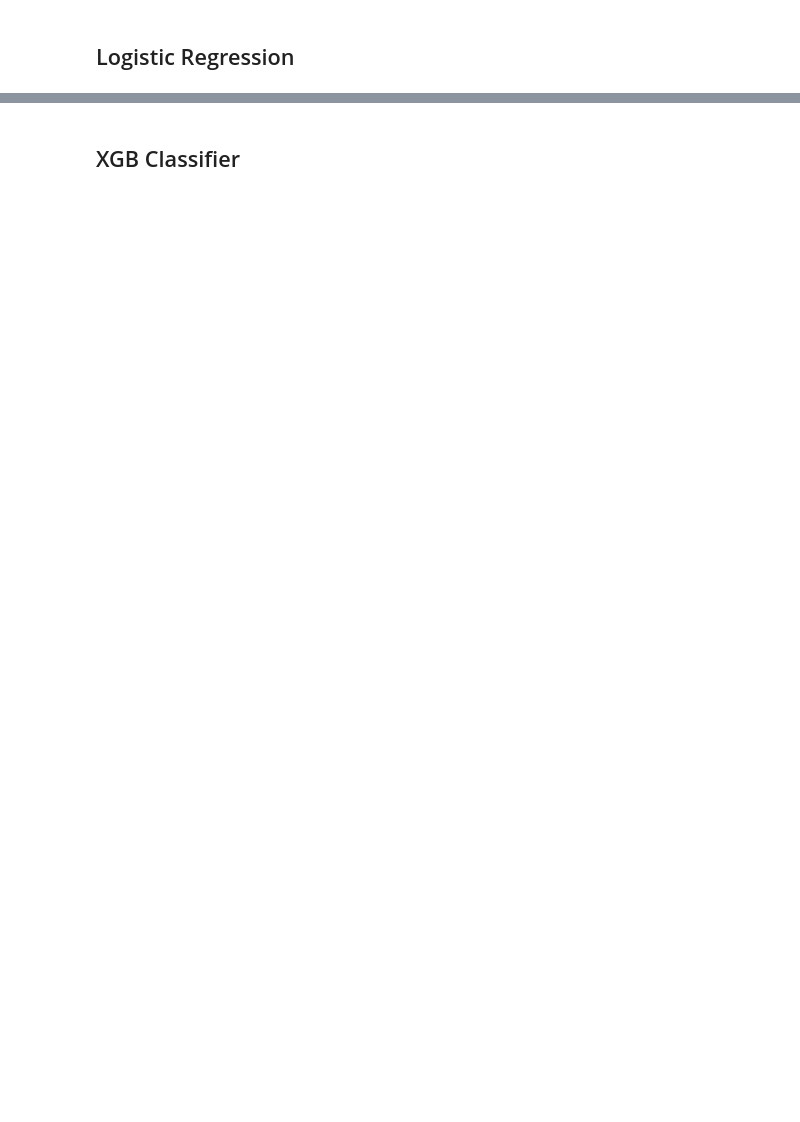
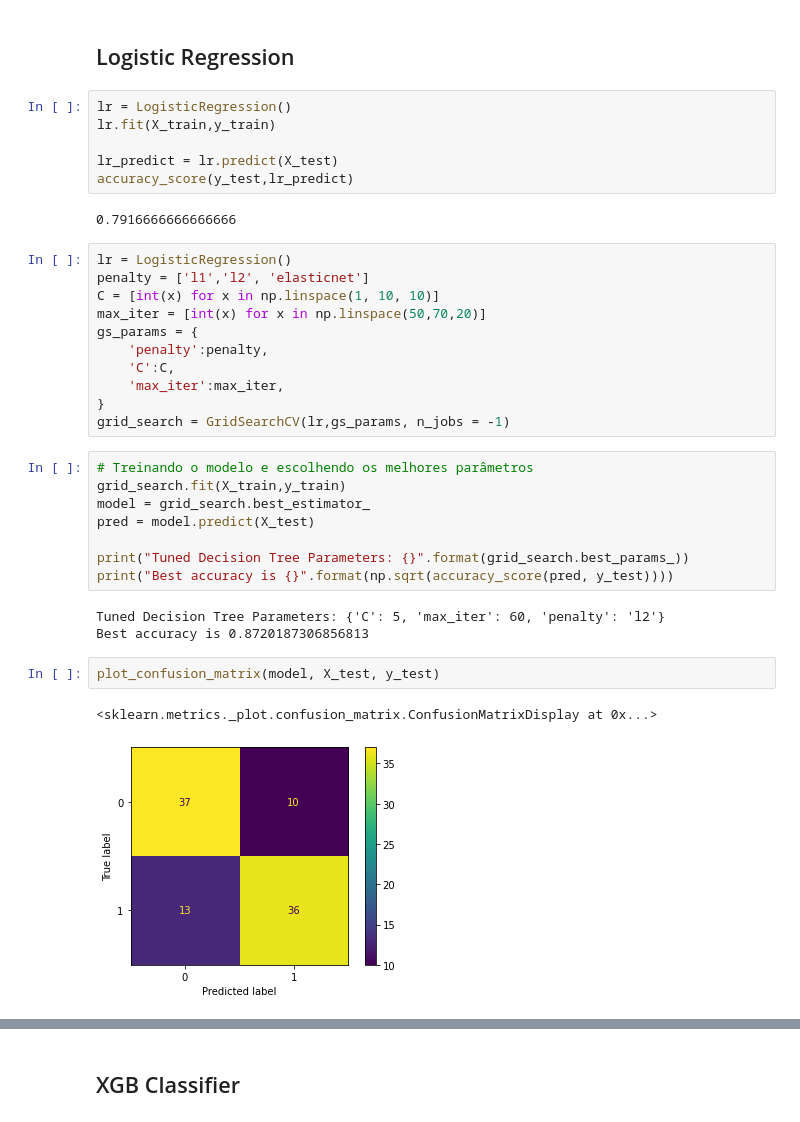
Before and after one commit to antoniodragoc/projeto_final_bootcamp_alura, a Jupyter notebook: projeto_final_v0.ipynb, the cells around one changed output, grey strips where cells are left out. Cells and saved outputs as stored; diff of their text form; blank space fills up the shorter version.

```diff
--- a/projeto_final_v0.ipynb
+++ b/projeto_final_v0.ipynb
@@ -417,2 +415,37 @@ weighted avg       0.76      0.76      0.76        96
 # %% [markdown]
 ## Logistic Regression
+# %%
+lr = LogisticRegression()
+lr.fit(X_train,y_train)
+
+lr_predict = lr.predict(X_test)
+accuracy_score(y_test,lr_predict)
+# %% [output]
+0.7916666666666666
+# %%
+lr = LogisticRegression()
+penalty = ['l1','l2', 'elasticnet']
+C = [int(x) for x in np.linspace(1, 10, 10)]
+max_iter = [int(x) for x in np.linspace(50,70,20)]
+gs_params = {
+    'penalty':penalty,
+    'C':C,
+    'max_iter':max_iter,
+}
+grid_search = GridSearchCV(lr,gs_params, n_jobs = -1)
+# %%
+# Treinando o modelo e escolhendo os melhores parâmetros
+grid_search.fit(X_train,y_train)
+model = grid_search.best_estimator_
+pred = model.predict(X_test)
+
+print("Tuned Decision Tree Parameters: {}".format(grid_search.best_params_))
+print("Best accuracy is {}".format(np.sqrt(accuracy_score(pred, y_test))))
+# %% [output]
+Tuned Decision Tree Parameters: {'C': 5, 'max_iter': 60, 'penalty': 'l2'}
+Best accuracy is 0.8720187306856813
+# %%
+plot_confusion_matrix(model, X_test, y_test)
+# %% [output]
+<sklearn.metrics._plot.confusion_matrix.ConfusionMatrixDisplay at 0x...>
+[figure, added]
```
Also changed, not shown: parts of 18 cells of this notebook.
